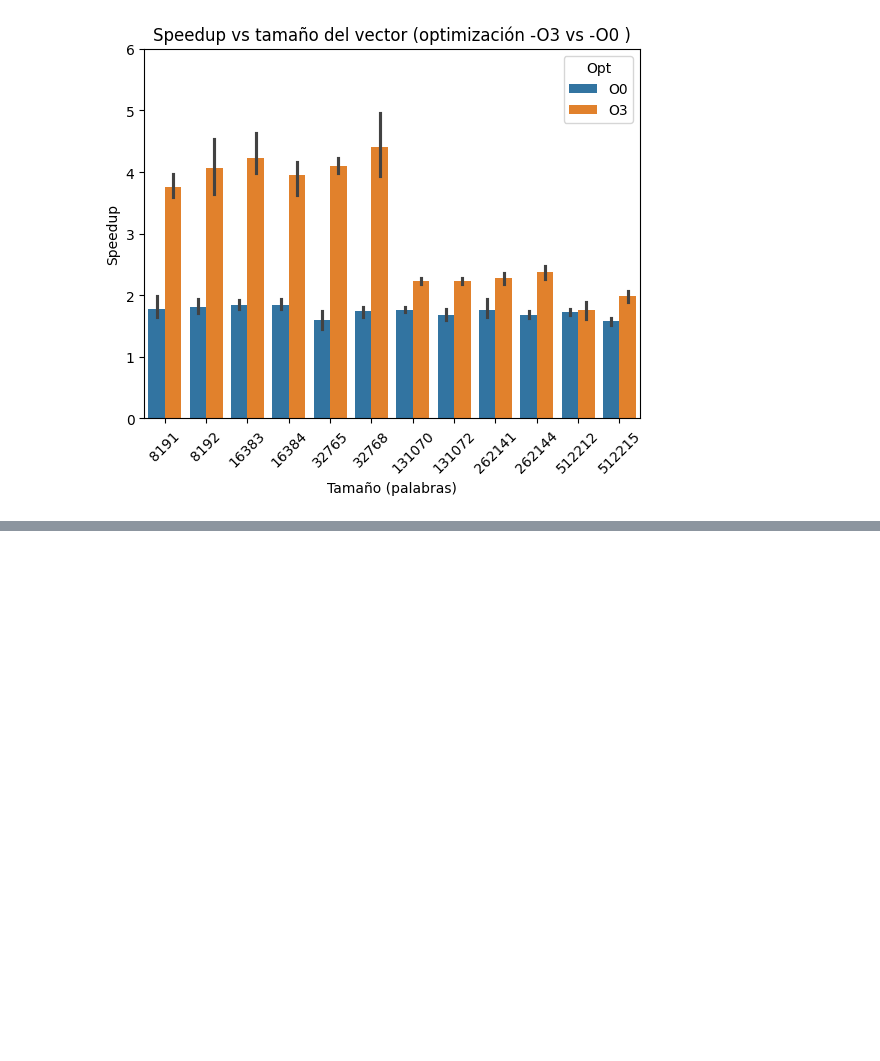
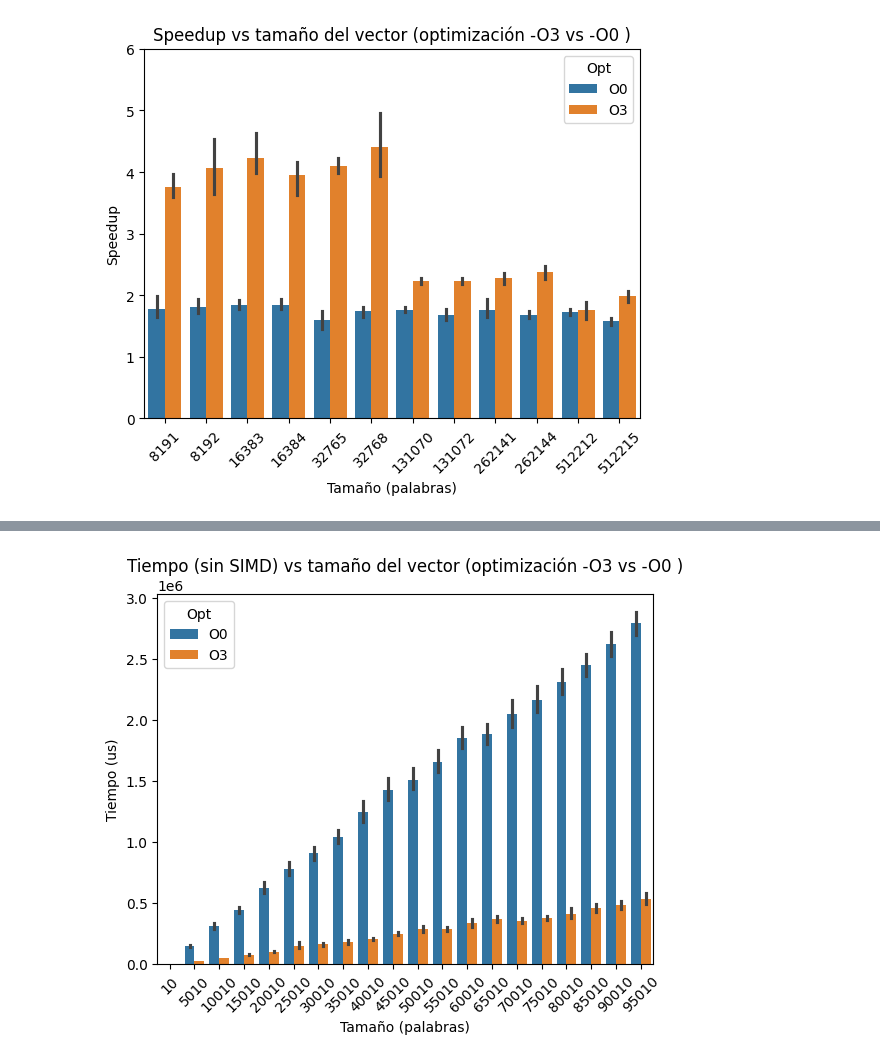
Before and after one commit to victorino3c/CAP-P1, a Jupyter notebook: Tutorial_SIMD_intirnsics.ipynb/Tutorial_SIMD_intirnsics.ipynb, the cells around one changed output, grey strips where cells are left out. Drawn from its saved outputs; the diff is of its cells as text; code cells hidden in the pictures; blank space fills up the shorter version.

```diff
--- a/Tutorial_SIMD_intirnsics.ipynb/Tutorial_SIMD_intirnsics.ipynb
+++ b/Tutorial_SIMD_intirnsics.ipynb/Tutorial_SIMD_intirnsics.ipynb
@@ -815,0 +855,14 @@ plt.ylim([0,6]);
+# %%
+df0["Opt"] = "O0"
+df3["Opt"] = "O3"
+
+
+df = pd.concat([df0, df3])
+# %%
+sns.barplot(df, x="tamaño", y="time_naive", hue="Opt")
+plt.title('Tiempo (sin SIMD) vs tamaño del vector (optimización -O3 vs -O0 )')
+plt.xlabel('Tamaño (palabras)')
+plt.ylabel('Tiempo (us)')
+plt.xticks(rotation=45);
+# %% [output]
+[figure, added]
```
Also changed, not shown: parts of 8 cells of this notebook.
